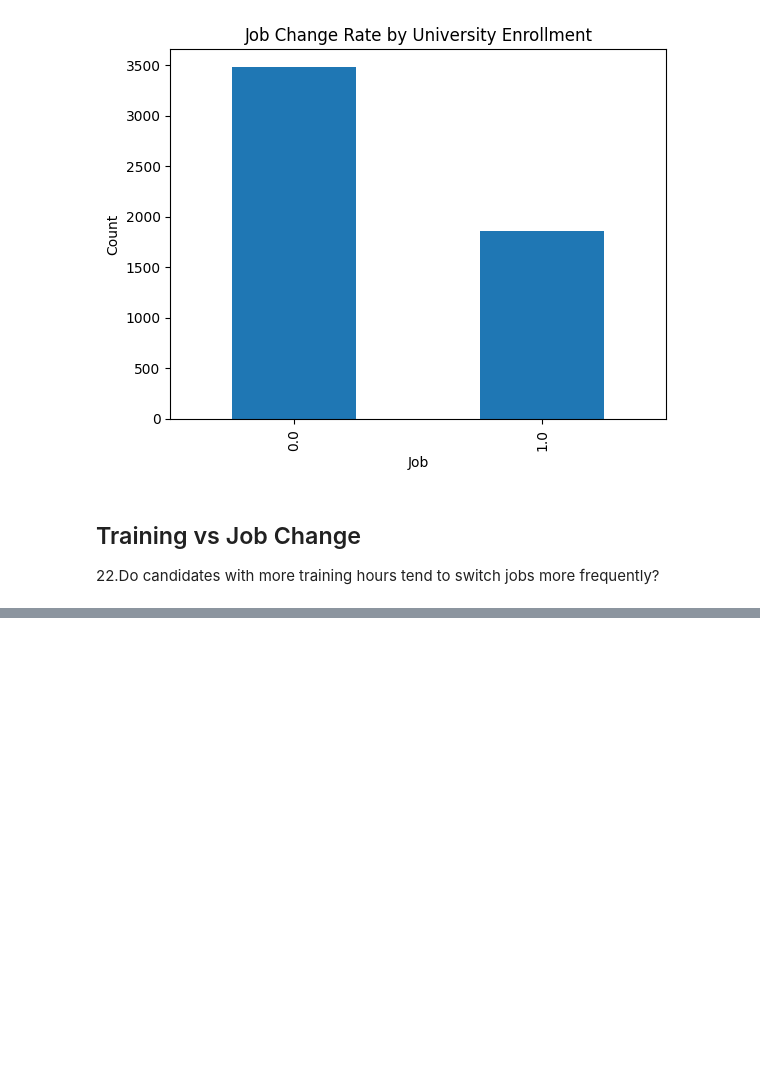
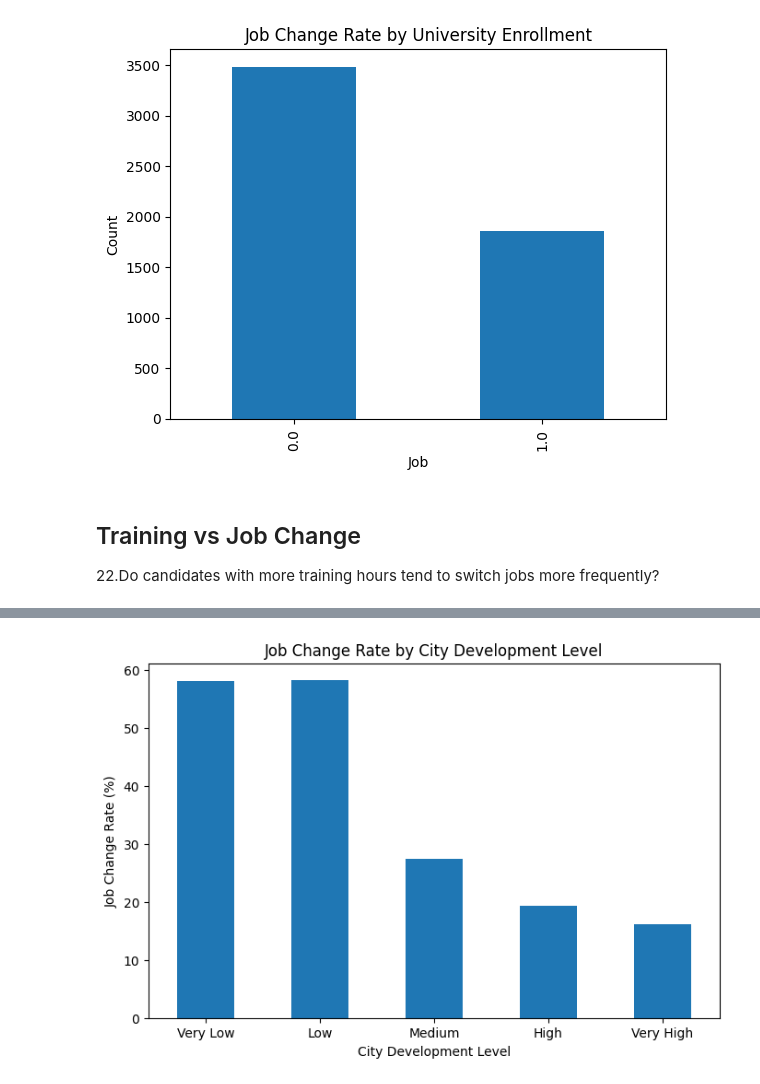
Before and after one commit to sujal-chauhan2006/EDA-Projects, a Jupyter notebook: HR_Analytics_Job_Change_EDA/HR_Analytics_Job_Change_EDA.ipynb, the cells around one changed output, grey strips where cells are left out. Cells and saved outputs as stored; diff of their text form; code cells hidden in the pictures; blank space fills up the shorter version.

```diff
--- a/HR_Analytics_Job_Change_EDA/HR_Analytics_Job_Change_EDA.ipynb
+++ b/HR_Analytics_Job_Change_EDA/HR_Analytics_Job_Change_EDA.ipynb
@@ -321,0 +450,24 @@ plt.show()
+# %%
+# 25
+df['city_dev_category'] = pd.cut(
+    df['city_development_index'],
+    bins=5,
+    labels=['Very Low', 'Low', 'Medium', 'High', 'Very High']
+)
+
+city_job_change = (
+    df.groupby('city_dev_category')['target']
+      .mean()
+      .mul(100)
+)
+
+plt.figure(figsize=(8,5))
+city_job_change.plot(kind='bar')
+
+plt.title('Job Change Rate by City Development Level')
+plt.xlabel('City Development Level')
+plt.ylabel('Job Change Rate (%)')
+plt.xticks(rotation=0)
+plt.show()
+# %% [output]
+[figure, added]
```
Also changed, not shown: parts of 18 cells of this notebook.
